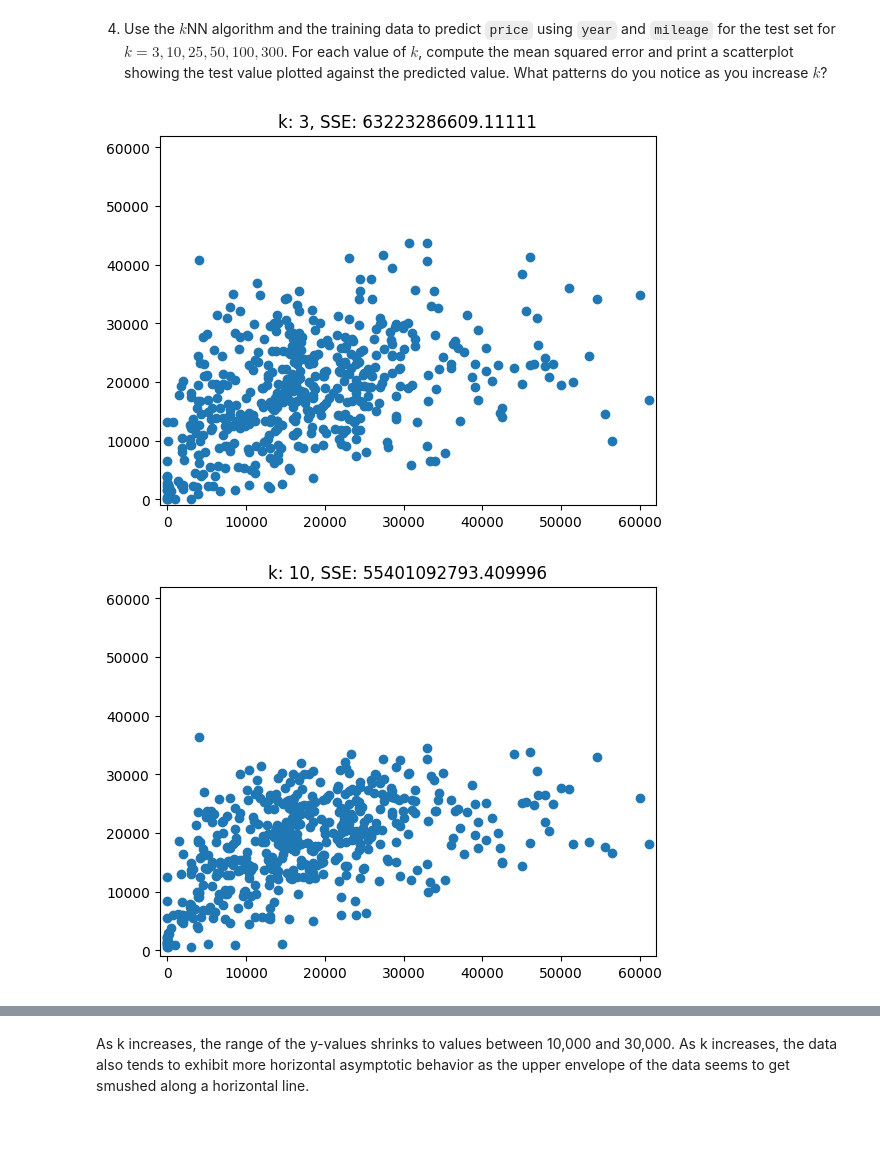
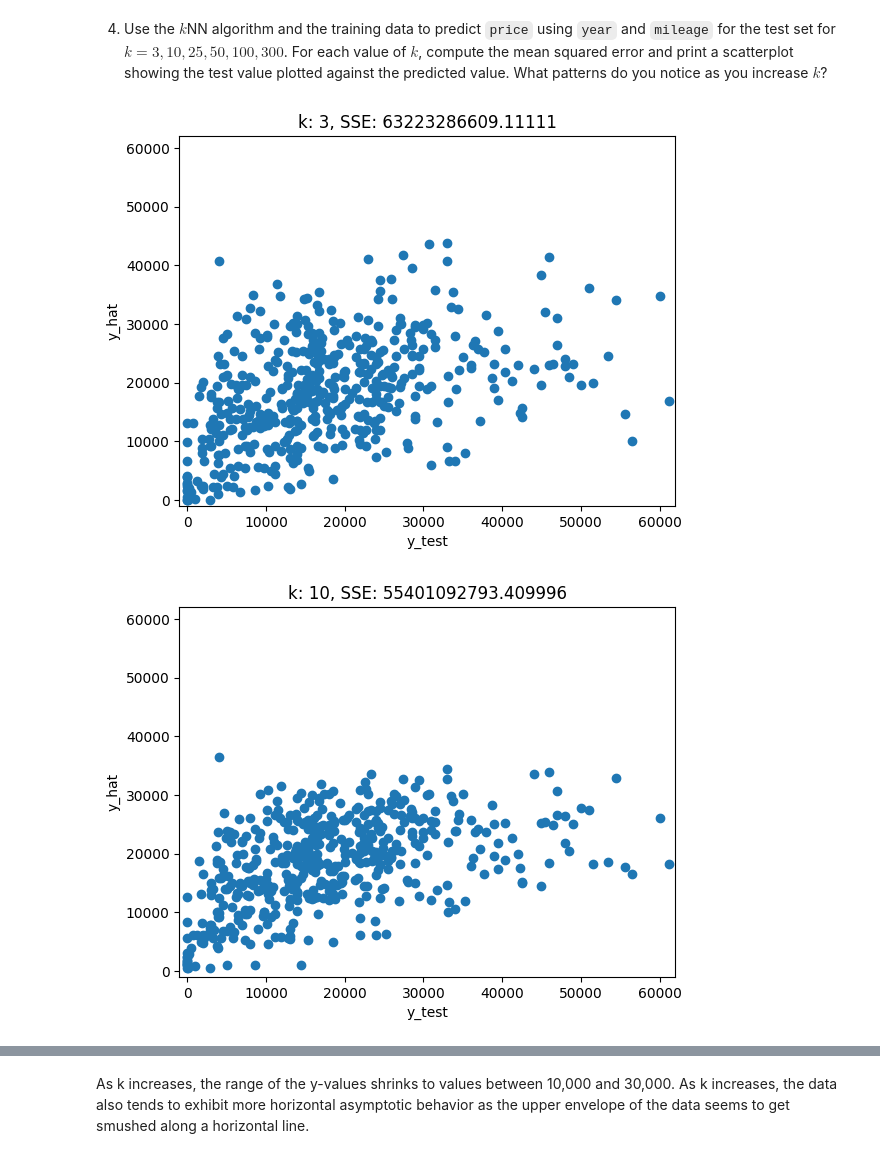
Before and after one commit to bwillow1222/knn, a Jupyter notebook: assignment_knn.ipynb, the cells around one changed output, grey strips where cells are left out. Drawn from its saved outputs; the diff is of its cells as text; code cells hidden in the pictures; blank space fills up the shorter version.

```diff
--- a/assignment_knn.ipynb
+++ b/assignment_knn.ipynb
@@ -66,18 +72,21 @@ X_train, X_test, y_train, y_test = train_test_split(X,y,test_size=.2,random_stat
 # %%
 from sklearn.neighbors import KNeighborsRegressor
 import matplotlib.pyplot as plt
 
+# Create 6 scatterplots for of the specified k's
 for k in [3,10,25,50,100,300]:
     model = KNeighborsRegressor(n_neighbors=k).fit(X_train,y_train)
     y_hat = model.predict(X_test)
     SSE = np.sum( (y_test-y_hat)**2 )
 
     plot, axes = plt.subplots()
     plt.scatter(y_test,y_hat)
     plt.title('k: '+str(k)+', SSE: '+str(SSE))
     axes.set_ylim(-1000, 62000)
     axes.set_xlim(-1000, 62000)
+    plt.xlabel('y_test')
+    plt.ylabel('y_hat')
     plt.show()
 # %% [output]
-[figure, old version]
+[figure, new version]
-[figure, old version]
+[figure, new version]
```
Also changed, not shown: parts of 9 cells of this notebook.
